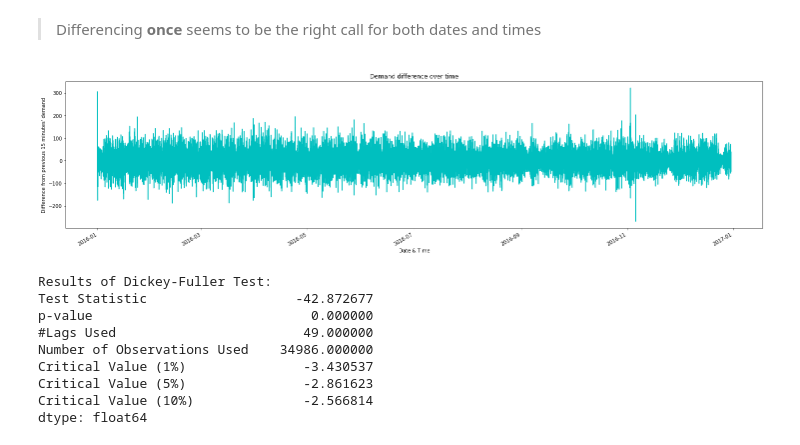
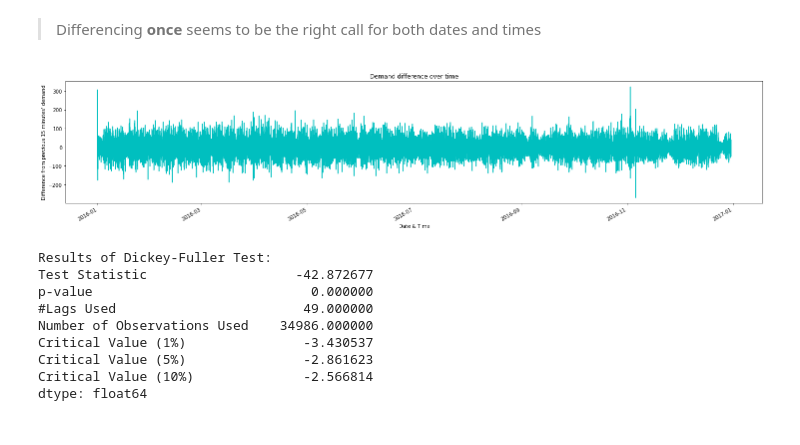
Before and after one commit to Auste1989/metis_projects, a Jupyter notebook: Passion_Project/Transit_Time_and_Rate_EDA.ipynb, the cells around one changed output. Saved outputs shown, nothing was run; the diff lists cells and outputs as text; code cells hidden in the pictures.

Commit message:
Added modelling stuff, got time series model working

```diff
--- a/Passion_Project/Transit_Time_and_Rate_EDA.ipynb
+++ b/Passion_Project/Transit_Time_and_Rate_EDA.ipynb
@@ -407,7 +407,7 @@ plt.ylabel('Frequency');
 # %%
 taxi_weather_clean['pickup_date'] = taxi_weather_clean['trip_start_timestamp'].dt.date
 taxi_weather_clean['pickup_time'] = taxi_weather_clean['trip_start_timestamp'].dt.time
-taxi_weather_clean['pickup_time'] = [time.strftime("%H:%M") for time in taxi_weather_clean['pickup_time']]
+taxi_weather_clean['pickup_time_formatted'] = [time.strftime("%H:%M") for time in taxi_weather_clean['pickup_time']]
 taxi_weather_clean['pickup_weekday'] = taxi_weather_clean['trip_start_timestamp'].dt.weekday      #Monday is 0
 taxi_weather_clean['pickup_weekday_name'] = taxi_weather_clean['trip_start_timestamp'].dt.weekday_name
 # %%
@@ -577,12 +579,13 @@ Differencing over Days:
 demand_over_time_diffed = demand_over_time.diff()
 demand_over_time_diffed = demand_over_time_diffed[1:]
 # %%
+plt.figure(figsize=(25, 5))
 demand_over_time_diffed.plot(color='c')
 plt.title('Demand difference over time')
 plt.xlabel('Date & Time')
 plt.ylabel("Difference from previous 15 minutes' demand");
 # %% [output]
-[figure, old version]
+[figure, new version]
 # %%
 #What's the stationarity score like after differencing?
 test_stationarity(demand_over_time_diffed)
```
Also changed, not shown: parts of 54 cells of this notebook, 1 other file.
